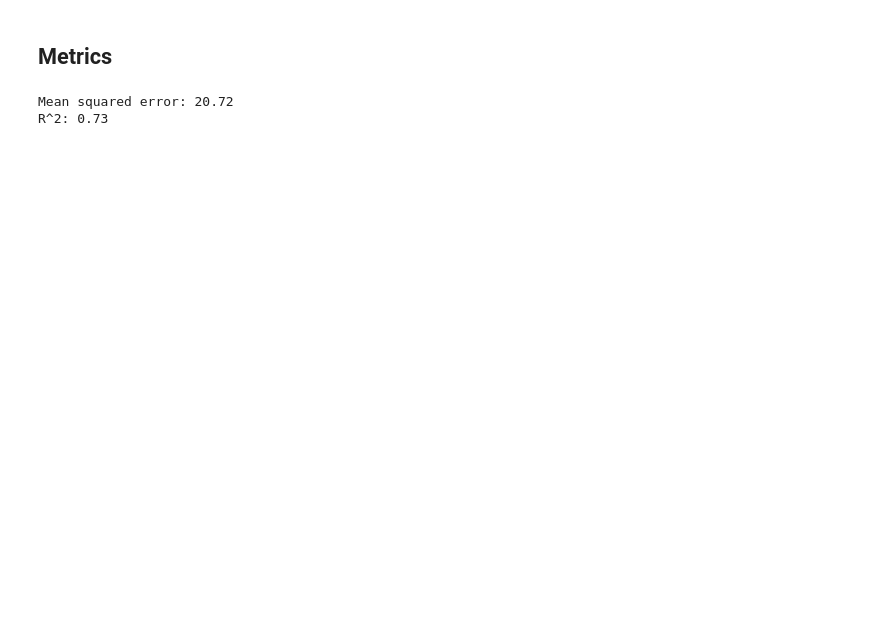
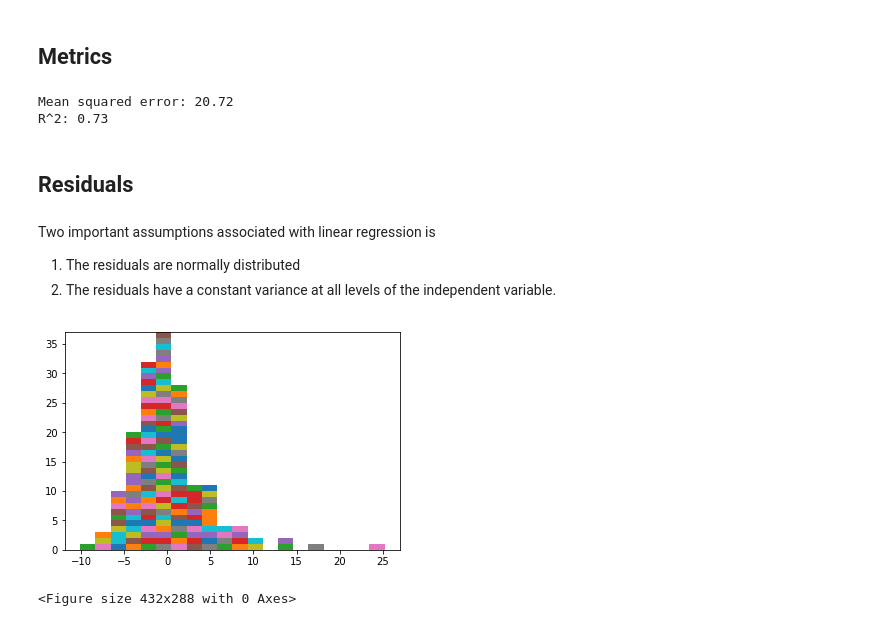
Before and after one commit to maplecomdori/data-science, a Jupyter notebook: sklearn dataset Boston Housing (Linear Regression).ipynb, the cells around one changed output. Saved outputs shown, nothing was run; the diff lists cells and outputs as text; code cells hidden in the pictures; blank space fills up the shorter version.

Commit message:
linear regression: residuals

```diff
--- a/sklearn dataset Boston Housing (Linear Regression).ipynb
+++ b/sklearn dataset Boston Housing (Linear Regression).ipynb
@@ -122,3 +124,20 @@ print('R^2: %.2f' % metrics.r2_score(y_test, predictions))
 # %% [output]
 Mean squared error: 20.72
 R^2: 0.73
+# %% [markdown]
+## Residuals
+# %% [markdown]
+Two important assumptions associated with linear regression is
+1. The residuals are normally distributed
+2. The residuals have a constant variance at all levels of the independent variable.
+# %%
+res = (y_test - predictions)
+res = round(res,1)
+# %%
+# res.hist()
+plt.hist(x=res, bins=20, stacked=True)
+plt.show()
+plt.clf()
+# %% [output]
+[figure, added]
+<Figure size 432x288 with 0 Axes>
```
Also changed, not shown: parts of 2 cells of this notebook.
